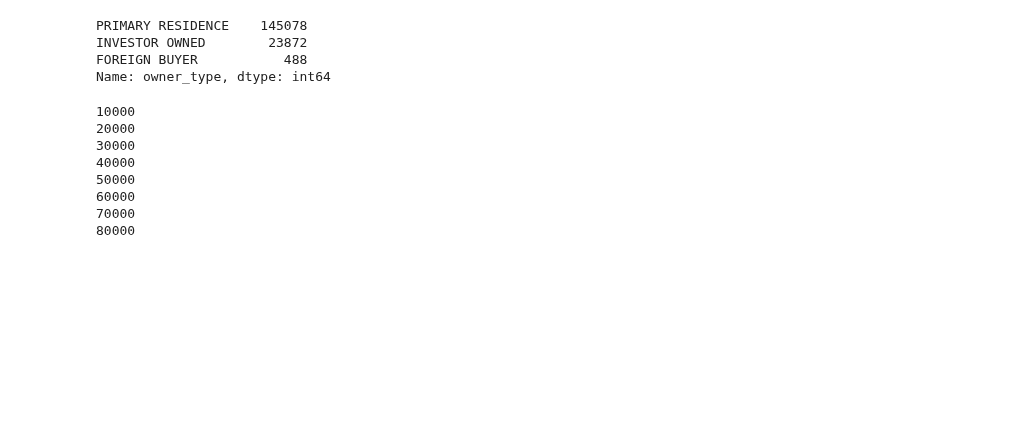
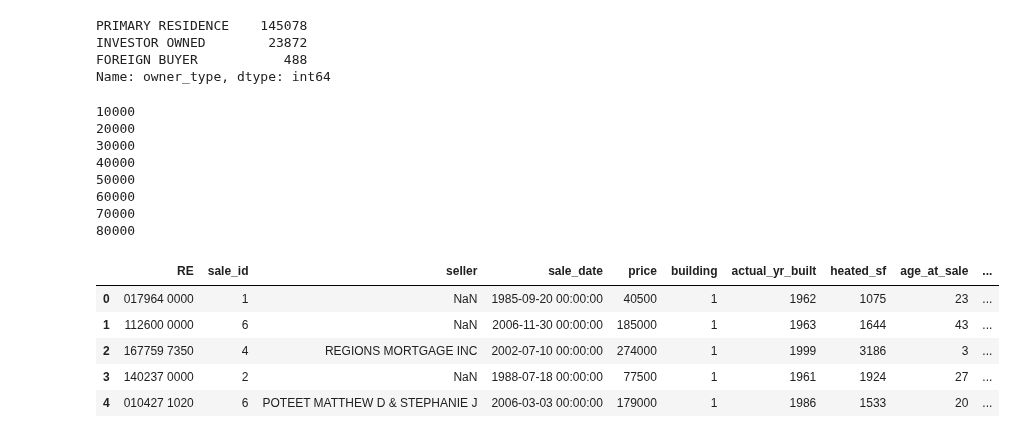
Before and after one commit to WillRobinson152/DS_Assingments, a Jupyter notebook: Jax Housing Analysis/3.CleanData.ipynb, the cells around one changed output. Drawn from its saved outputs; the diff is of its cells as text; code cells hidden in the pictures; blank space fills up the shorter version.

```diff
--- a/Jax Housing Analysis/3.CleanData.ipynb
+++ b/Jax Housing Analysis/3.CleanData.ipynb
@@ -711,3 +711,13 @@ houses['owner_type'] = houses['owner_type'].fillna('SECONDARY RESIDENCE').astype
 houses.drop(columns=['ratio'],inplace=True)
 # %%
 houses.to_csv('D:/Data/HousingInventory_EDA.csv', index=False)
+# %%
+sales = pd.read_csv('D:/Data/HomeSales.csv')
+sales.head()
+# %% [output]
+|  | RE | sale_id | seller | sale_date | price | building | actual_yr_built | heated_sf | age_at_sale | ... |
+| 0 | 017964 0000 | 1 | NaN | 1985-09-20 00:00:00 | 40500 | 1 | 1962 | 1075 | 23 | ... |
+| 1 | 112600 0000 | 6 | NaN | 2006-11-30 00:00:00 | 185000 | 1 | 1963 | 1644 | 43 | ... |
+| 2 | 167759 7350 | 4 | REGIONS MORTGAGE INC | 2002-07-10 00:00:00 | 274000 | 1 | 1999 | 3186 | 3 | ... |
+| 3 | 140237 0000 | 2 | NaN | 1988-07-18 00:00:00 | 77500 | 1 | 1961 | 1924 | 27 | ... |
+| 4 | 010427 1020 | 6 | POTEET MATTHEW D & STEPHANIE J | 2006-03-03 00:00:00 | 179000 | 1 | 1986 | 1533 | 20 | ... |
```
Also changed, not shown: parts of 8 cells of this notebook, 1 other file.
